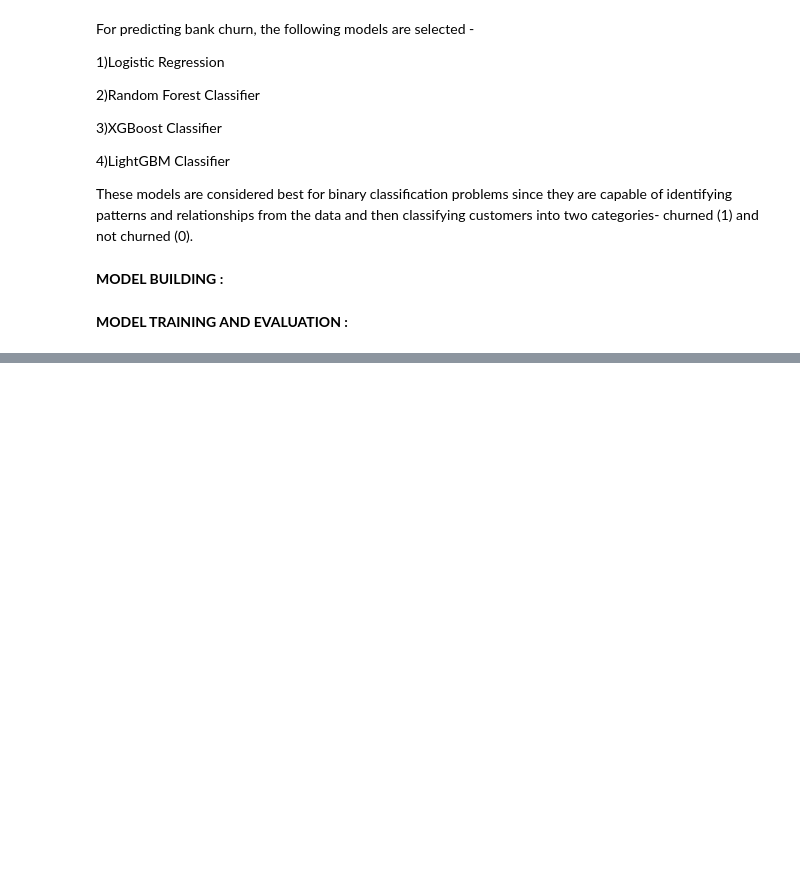
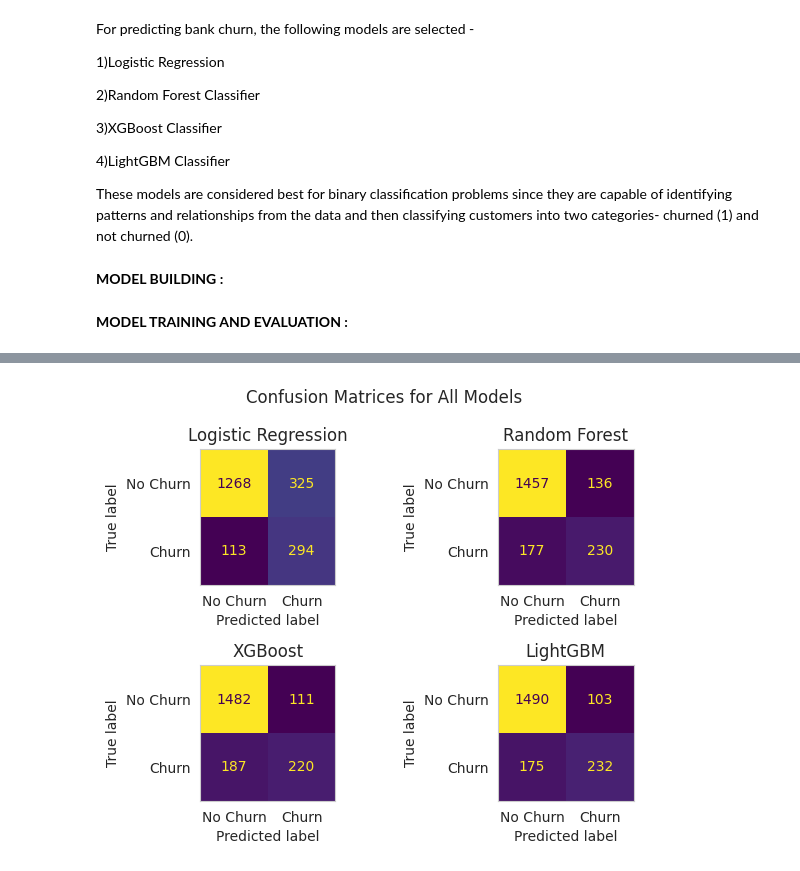
Before and after one commit to ananyapatankar/bank-customer-churn-prediction, a Jupyter notebook: notebooks/03_model_building_and_evaluation.ipynb, the cells around one changed output, grey strips where cells are left out. Cells and saved outputs as stored; diff of their text form; code cells hidden in the pictures; blank space fills up the shorter version.

Commit message:
Add model building, evaluation and comparison notebook

```diff
--- a/notebooks/03_model_building_and_evaluation.ipynb
+++ b/notebooks/03_model_building_and_evaluation.ipynb
@@ -67,0 +99,18 @@ for name,model in models.items():
+# %%
+#plot confusion matrices for each model
+fig,axes = plt.subplots(2,2)
+axes = axes.flatten()
+
+for idx, (name,model) in enumerate(models.items()):
+  y_pred = model.predict(X_test)
+  cm = confusion_matrix(y_test, y_pred)
+  disp = ConfusionMatrixDisplay(confusion_matrix=cm, display_labels=['No Churn','Churn'])
+  disp.plot(ax=axes[idx], colorbar=False)
+  axes[idx].grid(False)
+  axes[idx].set_title(name)
+
+plt.suptitle('Confusion Matrices for All Models')
+plt.tight_layout()
+plt.show()
+# %% [output]
+[figure, added]
```
Also changed, not shown: parts of 13 cells of this notebook.
